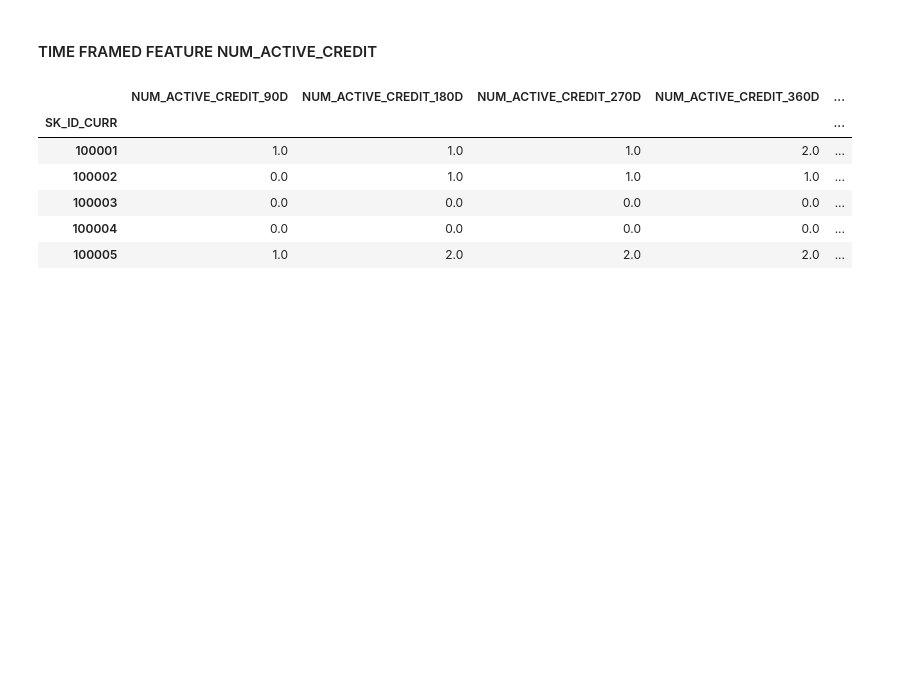
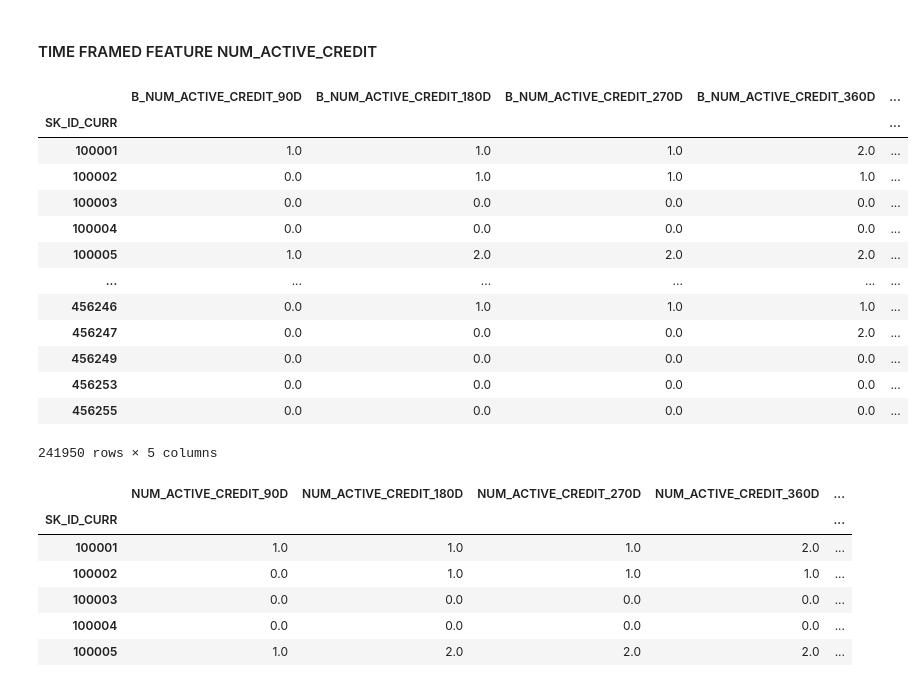
Before and after one commit to rajgurubhosale/Credit-Risk-mlops, a Jupyter notebook: notebooks/01_data_transforamtion.ipynb, the cells around one changed output. Drawn from its saved outputs; the diff is of its cells as text; code cells hidden in the pictures; blank space fills up the shorter version.

```diff
--- a/notebooks/01_data_transforamtion.ipynb
+++ b/notebooks/01_data_transforamtion.ipynb
@@ -201,6 +218,23 @@ for frame in time_frames:
     else:
         features_df = features_df.join(active_credit,how='outer')
 features_df = features_df.fillna(0)
+# %%
+features_df
+# %% [output]
+|  | B_NUM_ACTIVE_CREDIT_90D | B_NUM_ACTIVE_CREDIT_180D | B_NUM_ACTIVE_CREDIT_270D | B_NUM_ACTIVE_CREDIT_360D | ... |
+| SK_ID_CURR |  |  |  |  | ... |
+| 100001 | 1.0 | 1.0 | 1.0 | 2.0 | ... |
+| 100002 | 0.0 | 1.0 | 1.0 | 1.0 | ... |
+| 100003 | 0.0 | 0.0 | 0.0 | 0.0 | ... |
+| 100004 | 0.0 | 0.0 | 0.0 | 0.0 | ... |
+| 100005 | 1.0 | 2.0 | 2.0 | 2.0 | ... |
+| ... | ... | ... | ... | ... | ... |
+| 456246 | 0.0 | 1.0 | 1.0 | 1.0 | ... |
+| 456247 | 0.0 | 0.0 | 0.0 | 2.0 | ... |
+| 456249 | 0.0 | 0.0 | 0.0 | 0.0 | ... |
+| 456253 | 0.0 | 0.0 | 0.0 | 0.0 | ... |
+| 456255 | 0.0 | 0.0 | 0.0 | 0.0 | ... |
+241950 rows × 5 columns
 # %%
 features_df.head()
 # %% [output]
```
Also changed, not shown: parts of 12 cells of this notebook, 4 other files.
